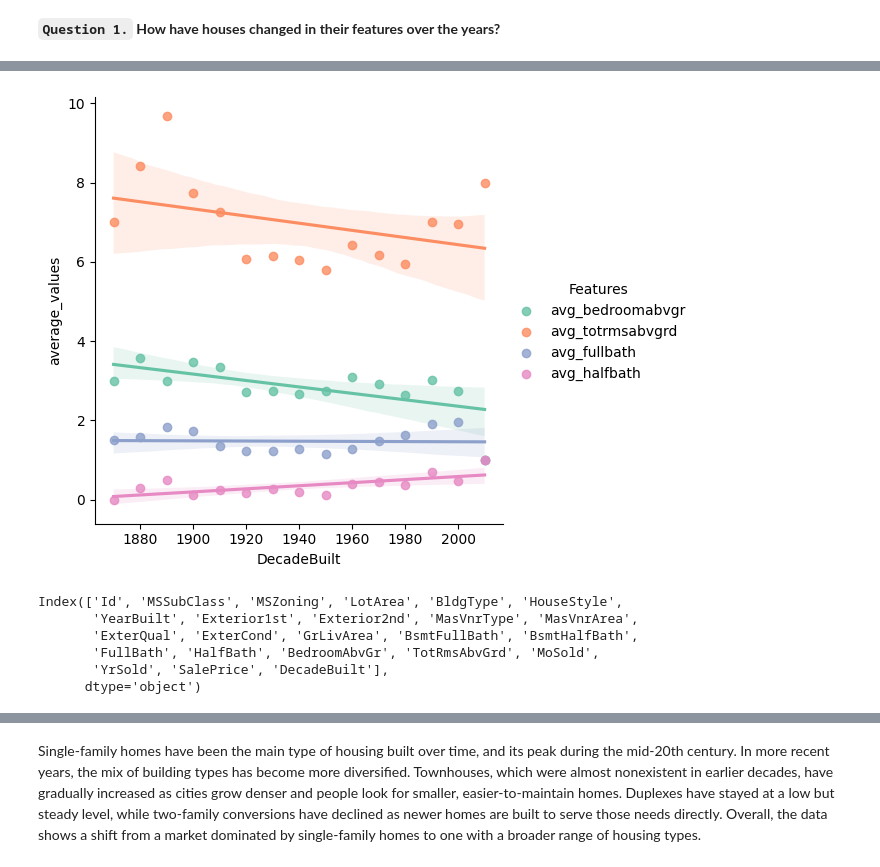
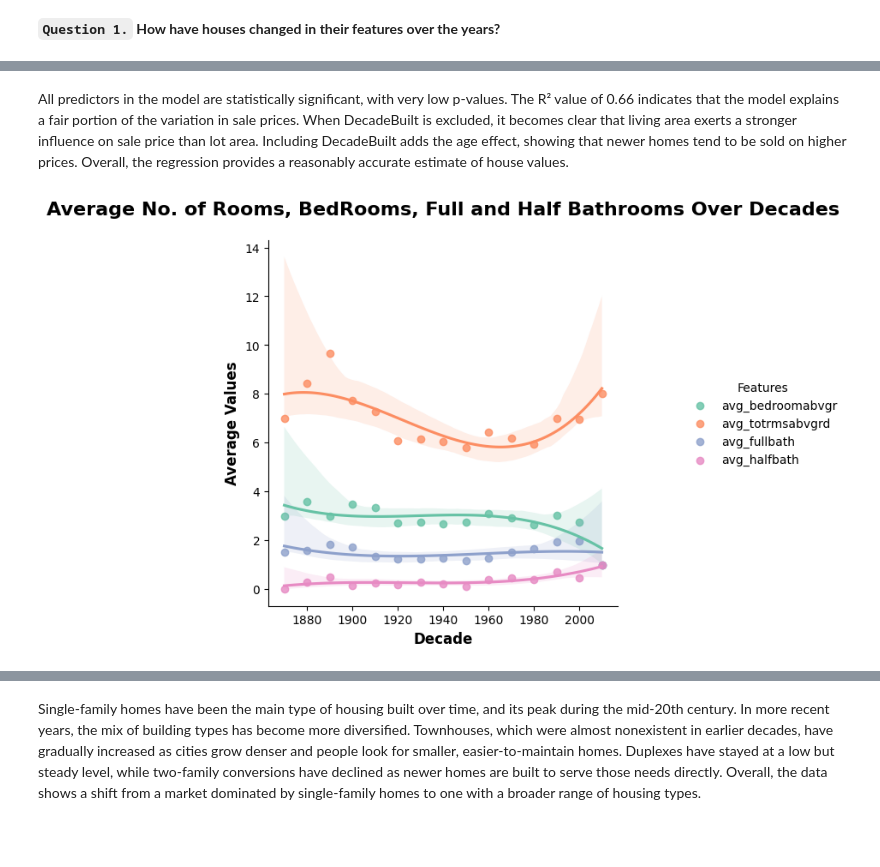
Before and after one commit to annugit1655/Real-Estate-Price-Prediction, a Jupyter notebook: Real-Estate-Price-Prediction/notebooks/EDA-house-part-2.ipynb, the cells around one changed output, grey strips where cells are left out. Cells and saved outputs as stored; diff of their text form; code cells hidden in the pictures; blank space fills up the shorter version.

```diff
--- a/Real-Estate-Price-Prediction/notebooks/EDA-house-part-2.ipynb
+++ b/Real-Estate-Price-Prediction/notebooks/EDA-house-part-2.ipynb
@@ -166,8 +167,9 @@ Let's explore the questions that were outlined in the goal section:
 # Create a new column for decade bins
 df_train["DecadeBuilt"] = (df_train['YearBuilt']//10)*10
 # %%
+
 num_cols = ['GrLivArea', 'LotArea']
-cat_cols = ['BedroomAbvGr', 'TotRmsAbvGrd', 'FullBath', 'HalfBath']
+discrete_cols = ['BedroomAbvGr', 'TotRmsAbvGrd', 'FullBath', 'HalfBath']
 
 avg_features = (
     df_train.groupby(['DecadeBuilt'])[num_cols].mean()
@@ -178,14 +180,20 @@ df_features = avg_features.reset_index()
 # Reshape the long format
 df_vars = df_features.melt(
     id_vars="DecadeBuilt",
-    value_vars=['avg_grlivarea','avg_lotarea'],
+    value_vars=['avg_lotarea','avg_grlivarea'],
     var_name="Features", value_name="average_values"
 )
 df_vars.head()
-#fig, ax = plt.subplots(1, 2, figsize=(15, 8))
+
+# visualize average values of house size and lot are over decade using lmplot
 sns.lmplot(
     data=df_vars,
     x="DecadeBuilt", y="average_values",
-    hue="Features", palette=sns.color_palette("Set2", 6)
-);
+    hue="Features", palette=sns.color_palette("Set2", 2)
+)
+plt.title("Average House Size and Lot Area Over Decade", fontsize=16, fontweight='bold', y=1.05)
+plt.xlabel("Decade", fontsize=12, fontweight='bold')
+plt.ylabel("Average Values", fontsize=12, fontweight='bold')
+
+plt.show()
 # %% [output]
@@ -193,29 +226,29 @@ sns.lmplot(
+# %% [markdown]
+All predictors in the model are statistically significant, with very low p‑values. The R² value of 0.66 indicates that the model explains a fair portion of the variation in sale prices. When DecadeBuilt is excluded, it becomes clear that living area exerts a stronger influence on sale price than lot area. Including DecadeBuilt adds the age effect, showing that newer homes tend to be sold on higher prices. Overall, the regression provides a reasonably accurate estimate of house values.
 # %%
 avg_cat = (
-    df_train.groupby(['DecadeBuilt'])[cat_cols].mean()
+    df_train.groupby(['DecadeBuilt'])[discrete_cols].mean()
     )
 avg_cat.columns = ["avg_"+col.lower() for col in avg_cat.columns]
 df_cat = avg_cat.reset_index()
 # Reshape the long format
 df_dimensions = df_cat.melt(
     id_vars="DecadeBuilt",
     value_vars=['avg_bedroomabvgr','avg_totrmsabvgrd', 'avg_fullbath', 'avg_halfbath'],
     var_name="Features", value_name="average_values"
 )
 df_dimensions.head()
+
+# visualize the average number of bed room, rooms, full and half bathroom
 sns.lmplot(
     data=df_dimensions,
     x="DecadeBuilt", y="average_values",
-    hue="Features", palette=sns.color_palette("Set2", 4)
-);
+    hue="Features", order=3, palette=sns.color_palette("Set2", 4)
+)
+plt.title("Average No. of Rooms, BedRooms, Full and Half Bathrooms Over Decades", fontsize=16, fontweight='bold', y=1.05)
+plt.xlabel("Decade", fontsize=12, fontweight='bold')
+plt.ylabel("Average Values", fontsize=12, fontweight='bold')
+
+plt.show()
 # %% [output]
-[figure, old version]
+[figure, new version]
-# %%
-df_train.columns
-# %% [output]
-Index(['Id', 'MSSubClass', 'MSZoning', 'LotArea', 'BldgType', 'HouseStyle',
-       'YearBuilt', 'Exterior1st', 'Exterior2nd', 'MasVnrType', 'MasVnrArea',
-       'ExterQual', 'ExterCond', 'GrLivArea', 'BsmtFullBath', 'BsmtHalfBath',
-       'FullBath', 'HalfBath', 'BedroomAbvGr', 'TotRmsAbvGrd', 'MoSold',
-       'YrSold', 'SalePrice', 'DecadeBuilt'],
-      dtype='object')
```
Also changed, not shown: parts of 29 cells of this notebook.
